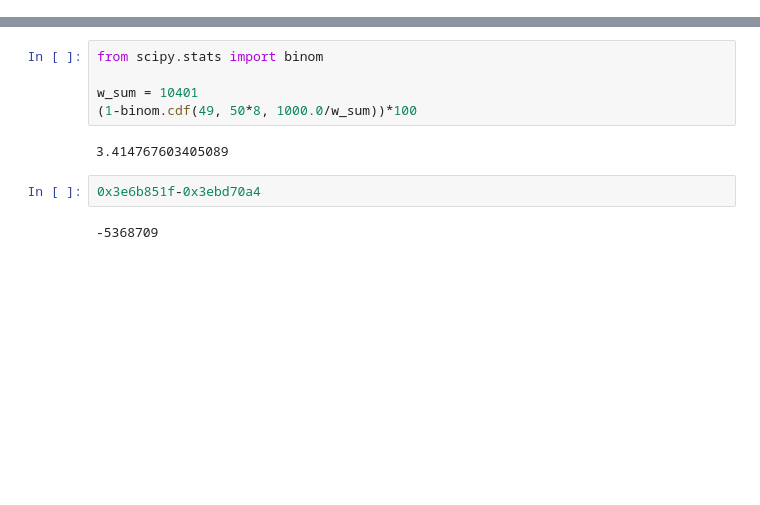
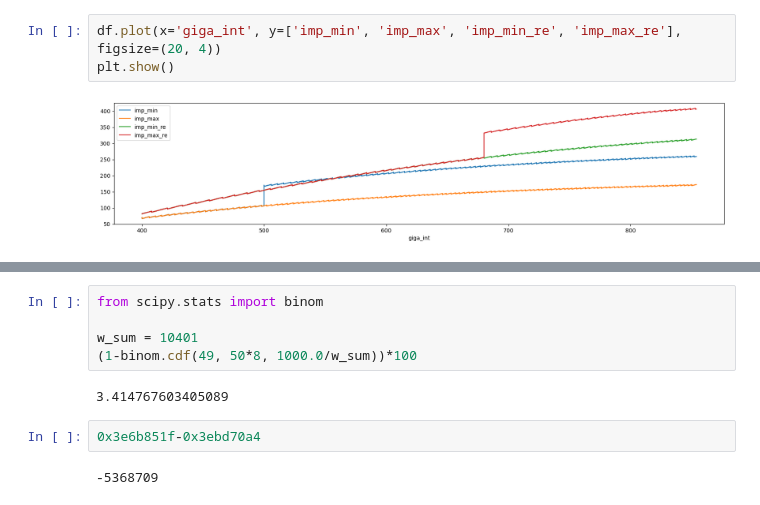
Before and after one commit to Leonhardqwq/simu_cpp, a Jupyter notebook: notebook/help.ipynb, the cells around one changed output, grey strips where cells are left out. Saved outputs shown, nothing was run; the diff lists cells and outputs as text; blank space fills up the shorter version.

```diff
--- a/notebook/help.ipynb
+++ b/notebook/help.ipynb
@@ -7,3 +64,8 @@ from scipy.stats import binom
+# %%
+df.plot(x='giga_int', y=['imp_min', 'imp_max', 'imp_min_re', 'imp_max_re'], figsize=(20, 4))
+plt.show()
+# %% [output]
+[figure, added]
 # %%
 # digger num
 N = 100000
```
Also changed, not shown: parts of 7 cells of this notebook, 2 other files.
